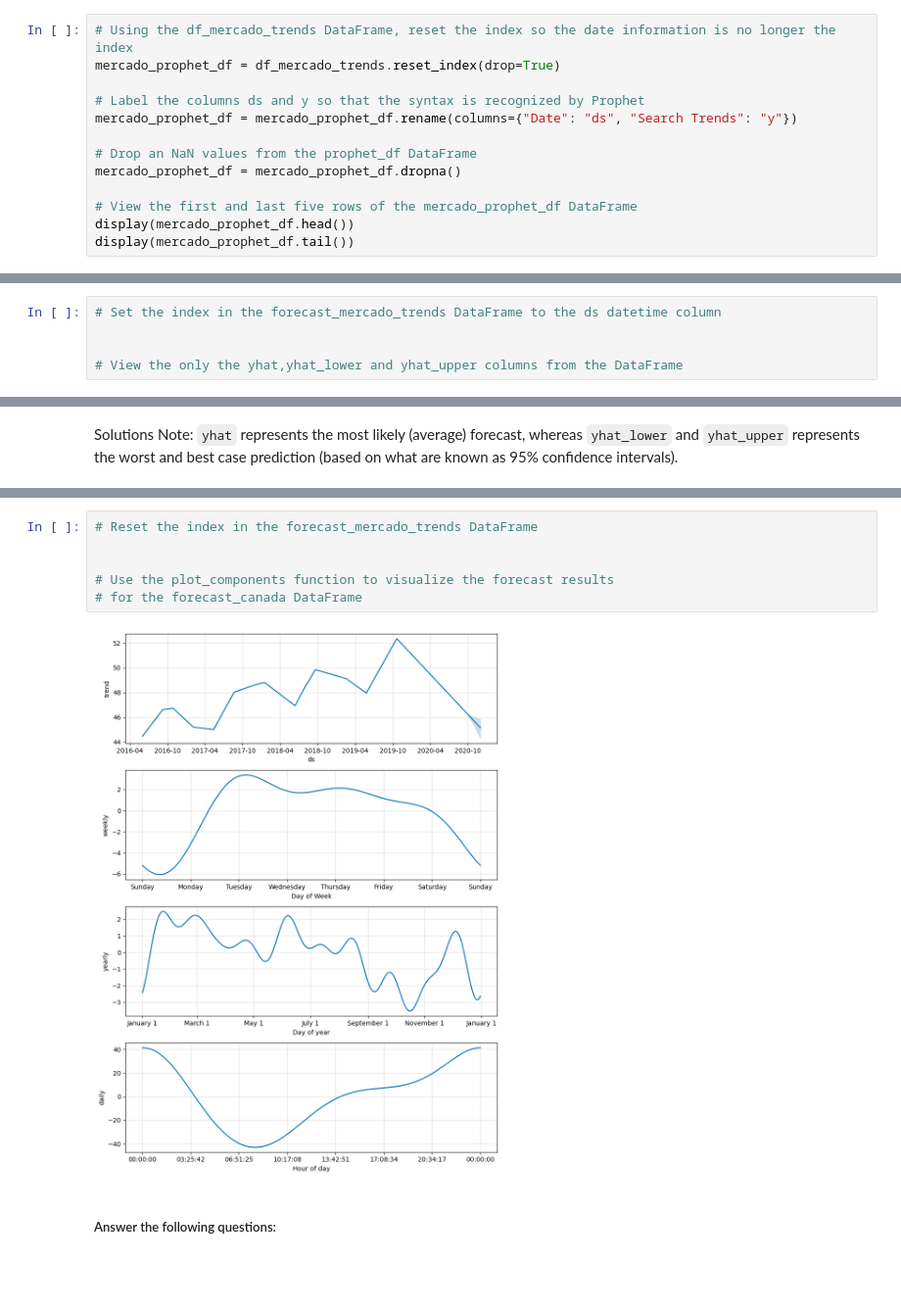
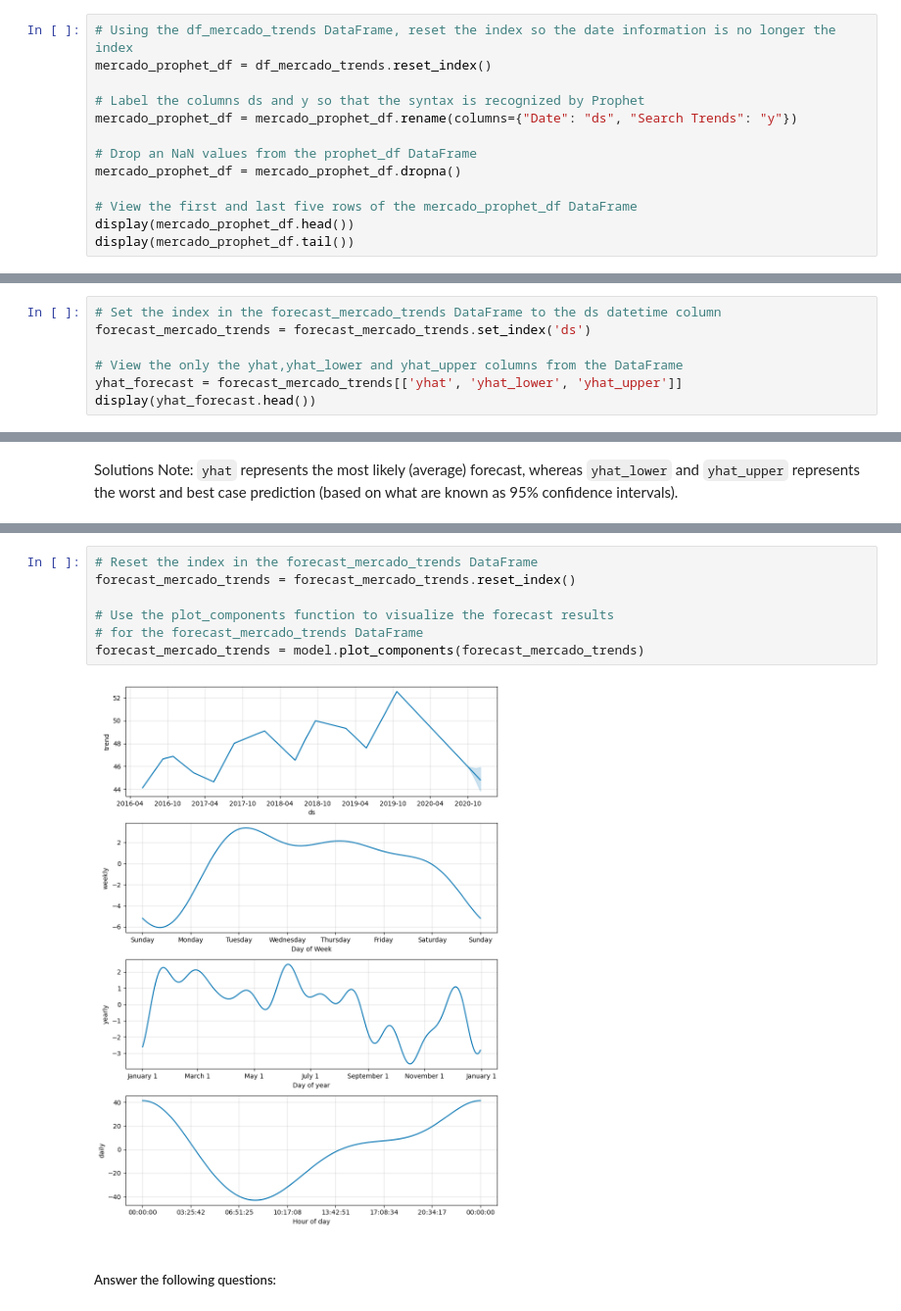
Before and after one commit to robbstenman/prophet-challenge, a Jupyter notebook: forecasting_net_prophet.ipynb, the cells around one changed output, grey strips where cells are left out. Shown at 98% size. Drawn from its saved outputs; the diff is of its cells as text; blank space fills up the shorter version.

```diff
--- a/forecasting_net_prophet.ipynb
+++ b/forecasting_net_prophet.ipynb
@@ -428,7 +428,7 @@ Now, you need to produce a time series model that analyzes and forecasts pattern
 #### Step 1: Set up the Google search data for a Prophet forecasting model.
 # %%
 # Using the df_mercado_trends DataFrame, reset the index so the date information is no longer the index
-mercado_prophet_df = df_mercado_trends.reset_index(drop=True)
+mercado_prophet_df = df_mercado_trends.reset_index()
 
 # Label the columns ds and y so that the syntax is recognized by Prophet
 mercado_prophet_df = mercado_prophet_df.rename(columns={"Date": "ds", "Search Trends": "y"})
@@ -513,9 +513,11 @@ mercado_trends_plot = model.plot(forecast_mercado_trends)
 * What's the lowest point for search traffic in the calendar year?
 # %%
 # Set the index in the forecast_mercado_trends DataFrame to the ds datetime column
-
+forecast_mercado_trends = forecast_mercado_trends.set_index('ds')
 
 # View the only the yhat,yhat_lower and yhat_upper columns from the DataFrame
+yhat_forecast = forecast_mercado_trends[['yhat', 'yhat_lower', 'yhat_upper']]
+display(yhat_forecast.head())
 # %% [output]
 |  | yhat | yhat_lower | yhat_upper |
 | ds |  |  |  |
@@ -535,11 +539,12 @@ Solutions Note: `yhat` represents the most likely (average) forecast, whereas `y
 # %%
 # Reset the index in the forecast_mercado_trends DataFrame
-
+forecast_mercado_trends = forecast_mercado_trends.reset_index()
 
 # Use the plot_components function to visualize the forecast results
-# for the forecast_canada DataFrame
+# for the forecast_mercado_trends DataFrame
+forecast_mercado_trends = model.plot_components(forecast_mercado_trends)
 # %% [output]
-[figure, old version]
+[figure, new version]
 # %% [markdown]
 ##### Answer the following questions:
 # %% [markdown]
```
Also changed, not shown: parts of 8 cells of this notebook, 1 other file.
